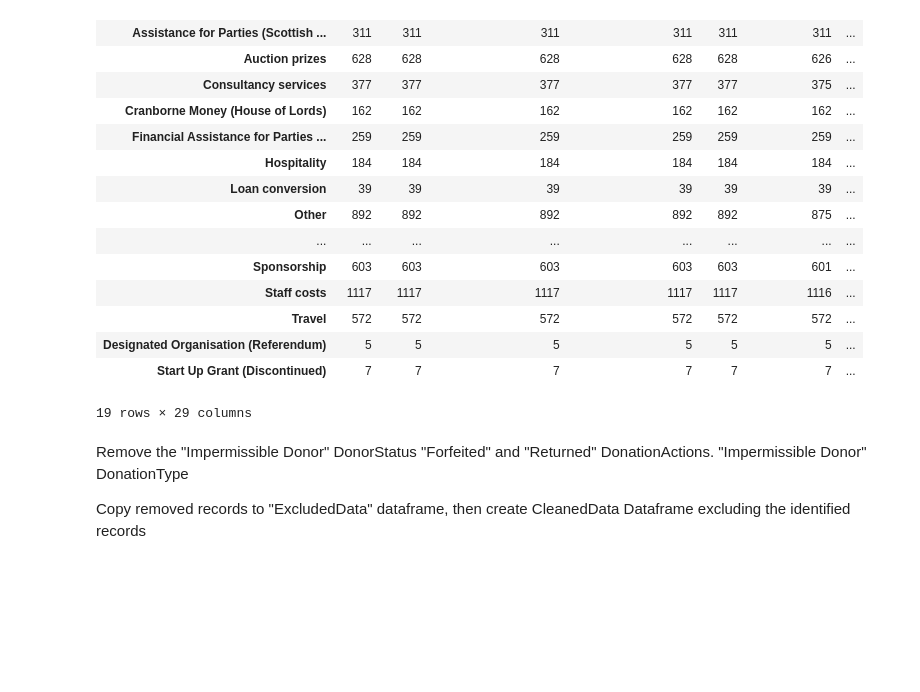
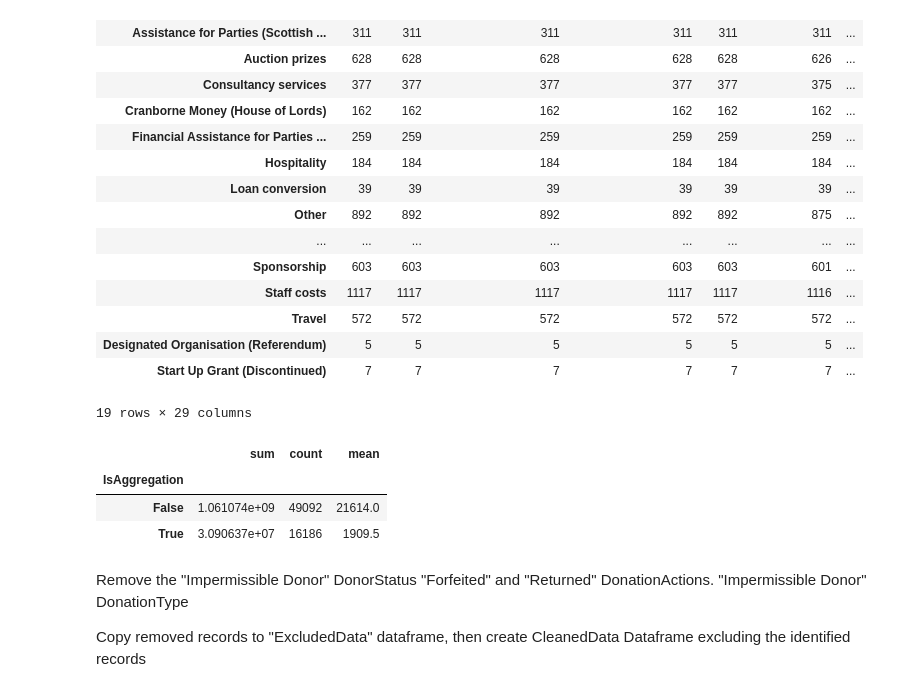
Before and after one commit to Hysnap/PoliticalDonations_Repository, a Jupyter notebook: jupyter_notebooks/DataManipulationTrial.ipynb, the cells around one changed output. Drawn from its saved outputs; the diff is of its cells as text; code cells hidden in the pictures; blank space fills up the shorter version.

```diff
--- a/jupyter_notebooks/DataManipulationTrial.ipynb
+++ b/jupyter_notebooks/DataManipulationTrial.ipynb
@@ -157,6 +157,14 @@ df.groupby('NatureOfDonation').agg('count')
 | Designated Organisation (Referendum) | 5 | 5 | 5 | 5 | 5 | 5 | ... |
 | Start Up Grant (Discontinued) | 7 | 7 | 7 | 7 | 7 | 7 | ... |
 19 rows × 29 columns
+# %%
+df_sum = df.groupby('IsAggregation').Value.agg(['sum', 'count', 'mean']).round(1)
+df_sum
+# %% [output]
+|  | sum | count | mean |
+| IsAggregation |  |  |  |
+| False | 1.061074e+09 | 49092 | 21614.0 |
+| True | 3.090637e+07 | 16186 | 1909.5 |
 # %% [markdown]
 Remove the
 "Impermissible Donor" DonorStatus
```
Also changed, not shown: parts of 1 cell of this notebook.
